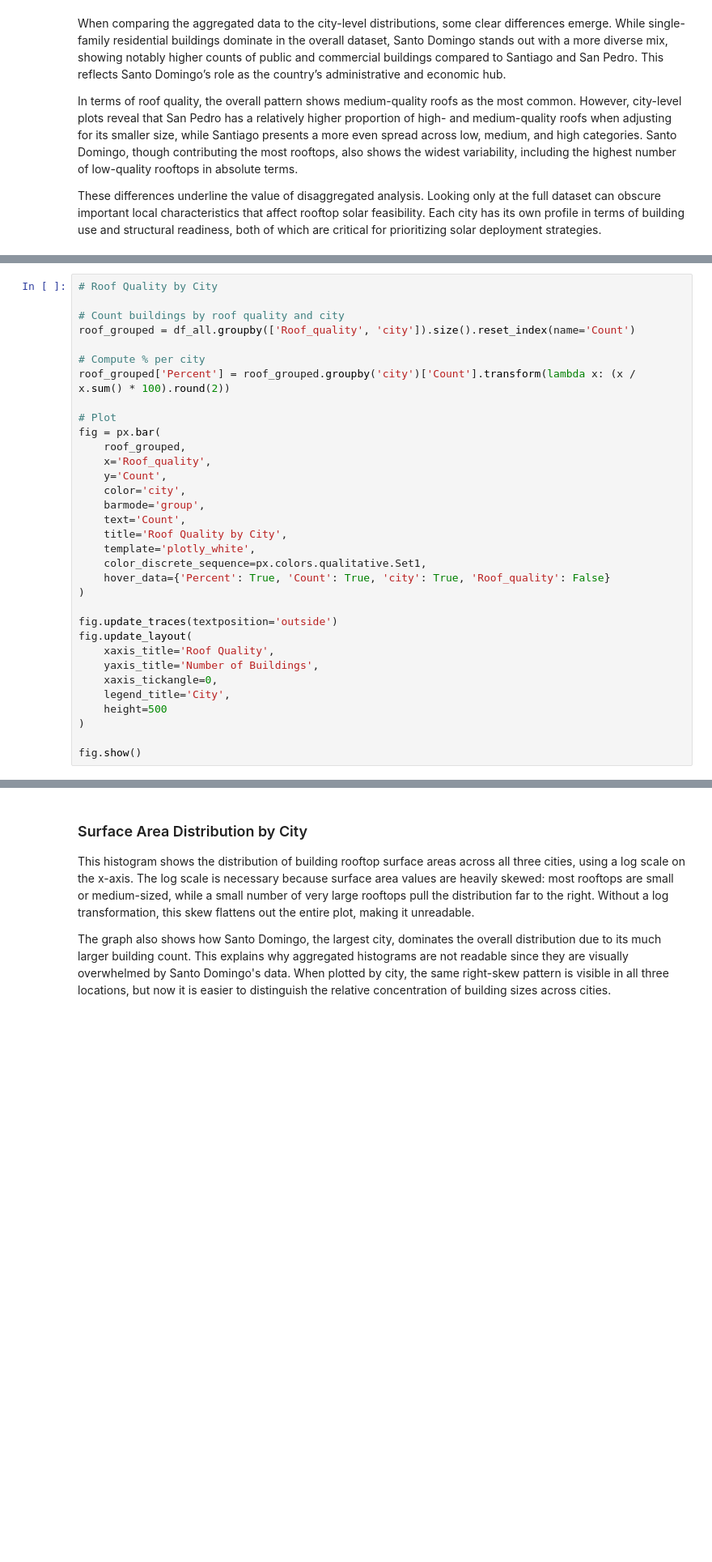
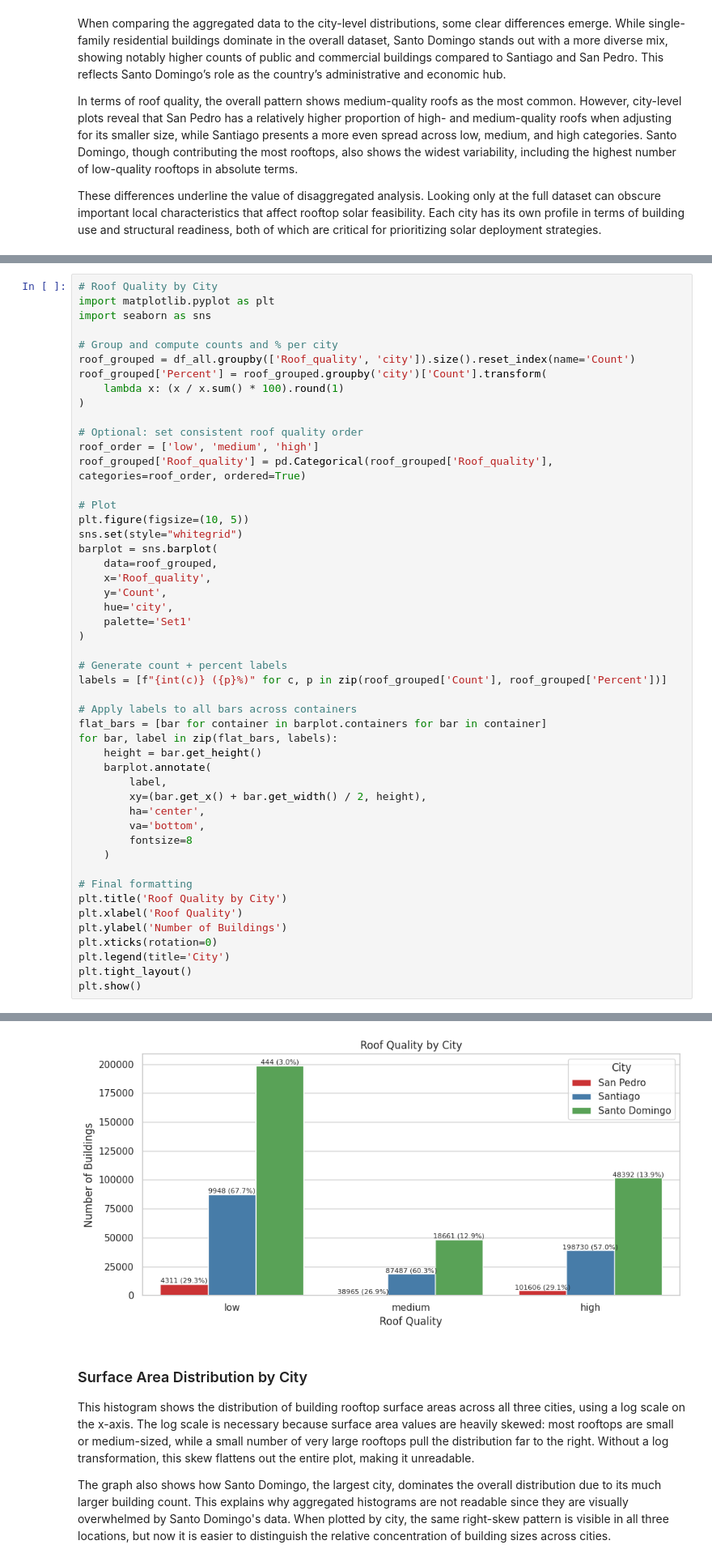
Before and after one commit to julipappano/solarpotential, a Jupyter notebook: solarpotential_jp.ipynb, the cells around one changed output, grey strips where cells are left out. Shown at 81% size. Drawn from its saved outputs; the diff is of its cells as text; blank space fills up the shorter version.

```diff
--- a/solarpotential_jp.ipynb
+++ b/solarpotential_jp.ipynb
@@ -526,34 +536,50 @@ fig.show()
 # %%
 # Roof Quality by City
+import matplotlib.pyplot as plt
+import seaborn as sns
 
-# Count buildings by roof quality and city
+# Group and compute counts and % per city
 roof_grouped = df_all.groupby(['Roof_quality', 'city']).size().reset_index(name='Count')
+roof_grouped['Percent'] = roof_grouped.groupby('city')['Count'].transform(
+    lambda x: (x / x.sum() * 100).round(1)
+)
 
-# Compute % per city
-roof_grouped['Percent'] = roof_grouped.groupby('city')['Count'].transform(lambda x: (x / x.sum() * 100).round(2))
+# Optional: set consistent roof quality order
+roof_order = ['low', 'medium', 'high']
+roof_grouped['Roof_quality'] = pd.Categorical(roof_grouped['Roof_quality'], categories=roof_order, ordered=True)
 
 # Plot
-fig = px.bar(
-    roof_grouped,
+plt.figure(figsize=(10, 5))
+sns.set(style="whitegrid")
+barplot = sns.barplot(
+    data=roof_grouped,
     x='Roof_quality',
     y='Count',
-    color='city',
-    barmode='group',
-    text='Count',
-    title='Roof Quality by City',
-    template='plotly_white',
-    color_discrete_sequence=px.colors.qualitative.Set1,
-    hover_data={'Percent': True, 'Count': True, 'city': True, 'Roof_quality': False}
+    hue='city',
+    palette='Set1'
 )
 
-fig.update_traces(textposition='outside')
-fig.update_layout(
-    xaxis_title='Roof Quality',
-    yaxis_title='Number of Buildings',
-    xaxis_tickangle=0,
-    legend_title='City',
-    height=500
-)
+# Generate count + percent labels
+labels = [f"{int(c)} ({p}%)" for c, p in zip(roof_grouped['Count'], roof_grouped['Percent'])]
 
-fig.show()
+# Apply labels to all bars across containers
+flat_bars = [bar for container in barplot.containers for bar in container]
+for bar, label in zip(flat_bars, labels):
+    height = bar.get_height()
+    barplot.annotate(
+        label,
+        xy=(bar.get_x() + bar.get_width() / 2, height),
+        ha='center',
+        va='bottom',
+        fontsize=8
+    )
+
+# Final formatting
+plt.title('Roof Quality by City')
+plt.xlabel('Roof Quality')
+plt.ylabel('Number of Buildings')
+plt.xticks(rotation=0)
+plt.legend(title='City')
+plt.tight_layout()
+plt.show()
 # %% [output]
@@ -561,3 +586,4 @@ fig.show()
+[figure, added]
 # %% [markdown]
 ### Surface Area Distribution by City
 
```
Also changed, not shown: parts of 4 cells of this notebook.
